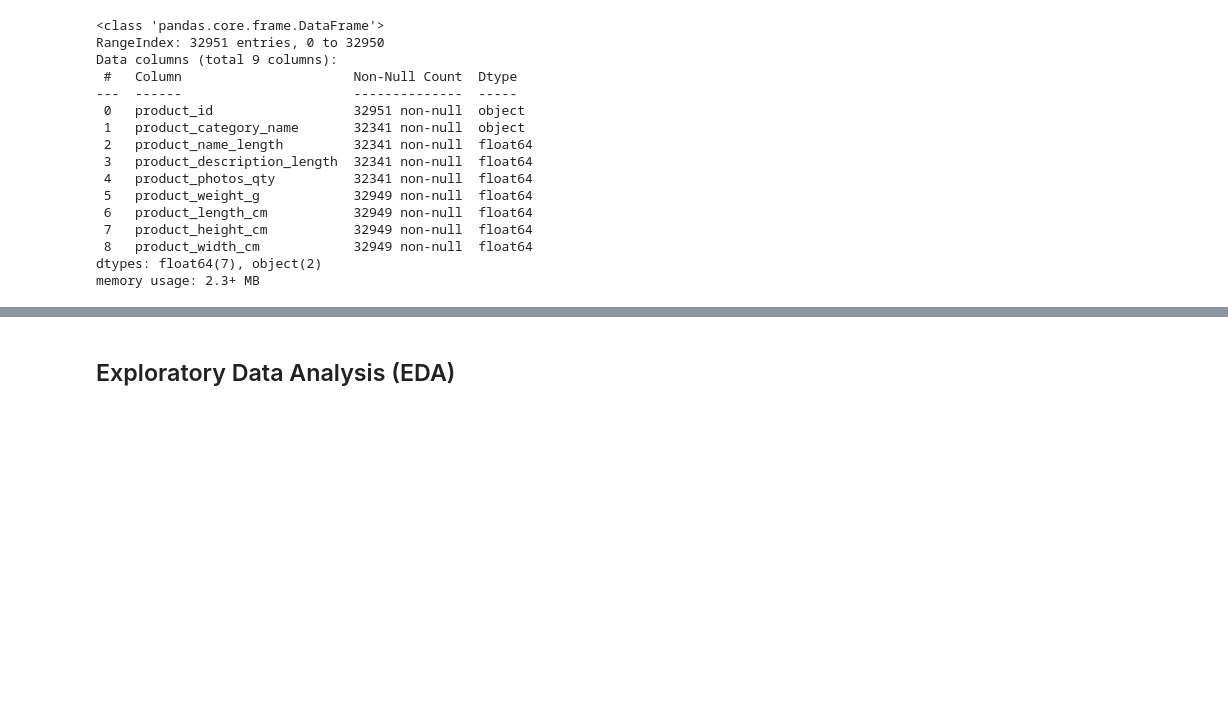
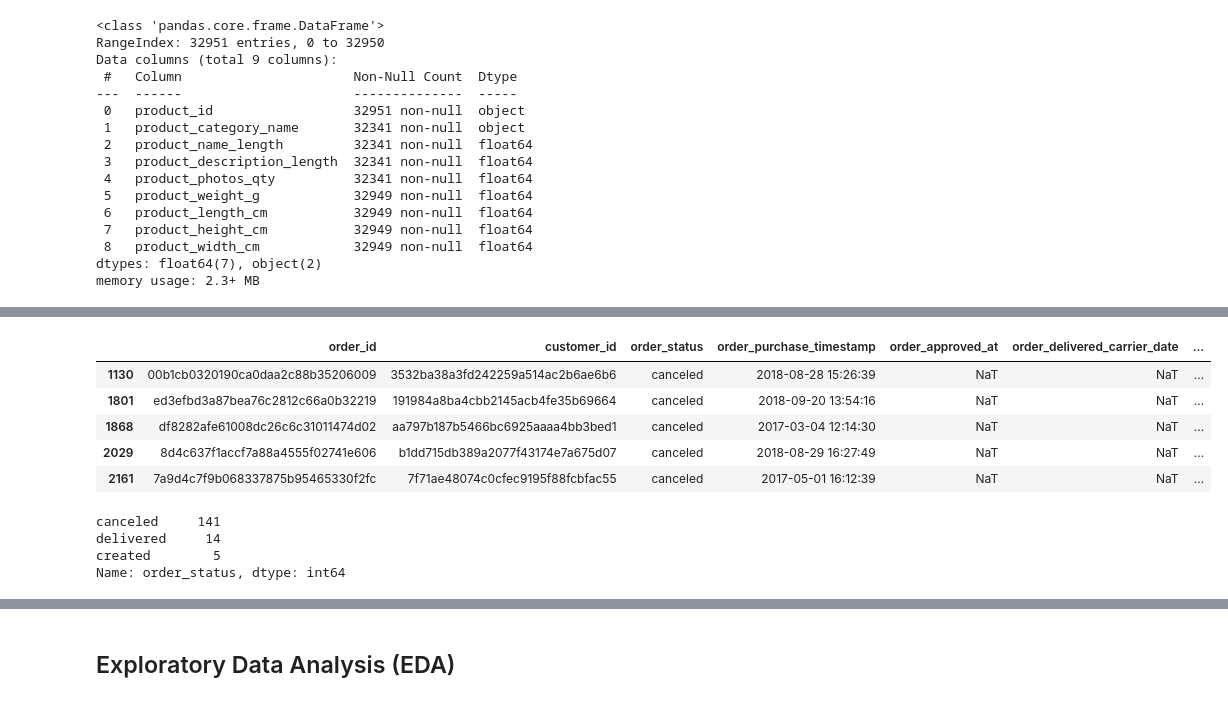
Before and after one commit to sayid-alt/olist-store-analysis-project, a Jupyter notebook: Brazilian_E_Commerce_Public_Dataset_by_Olist.ipynb, the cells around one changed output, grey strips where cells are left out. Cells and saved outputs as stored; diff of their text form; code cells hidden in the pictures; blank space fills up the shorter version.

```diff
--- a/Brazilian_E_Commerce_Public_Dataset_by_Olist.ipynb
+++ b/Brazilian_E_Commerce_Public_Dataset_by_Olist.ipynb
@@ -366,0 +401,5 @@ products_df[products_df['product_description_length'].isna()]
+# %%
+# change format date
+datetime_columns = ['order_purchase_timestamp', 'order_approved_at', 'order_delivered_carrier_date', 'order_delivered_customer_date', 'order_estimated_delivery_date']
+for column in datetime_columns:
+  orders_df[column] = pd.to_datetime(orders_df[column])
@@ -366,0 +436,18 @@ products_df[products_df['product_description_length'].isna()]
+# %%
+# look up the null value of order_approved_at column
+orders_df[orders_df['order_approved_at'].isna()].head()
+# %% [output]
+|  | order_id | customer_id | order_status | order_purchase_timestamp | order_approved_at | order_delivered_carrier_date | ... |
+| 1130 | 00b1cb0320190ca0daa2c88b35206009 | 3532ba38a3fd242259a514ac2b6ae6b6 | canceled | 2018-08-28 15:26:39 | NaT | NaT | ... |
+| 1801 | ed3efbd3a87bea76c2812c66a0b32219 | 191984a8ba4cbb2145acb4fe35b69664 | canceled | 2018-09-20 13:54:16 | NaT | NaT | ... |
+| 1868 | df8282afe61008dc26c6c31011474d02 | aa797b187b5466bc6925aaaa4bb3bed1 | canceled | 2017-03-04 12:14:30 | NaT | NaT | ... |
+| 2029 | 8d4c637f1accf7a88a4555f02741e606 | b1dd715db389a2077f43174e7a675d07 | canceled | 2018-08-29 16:27:49 | NaT | NaT | ... |
+| 2161 | 7a9d4c7f9b068337875b95465330f2fc | 7f71ae48074c0cfec9195f88fcbfac55 | canceled | 2017-05-01 16:12:39 | NaT | NaT | ... |
+# %%
+# look up the value counts of order_status column respected to the misisng value of order_approved_at column
+orders_df[orders_df['order_approved_at'].isna()]['order_status'].value_counts()
+# %% [output]
+canceled     141
+delivered     14
+created        5
+Name: order_status, dtype: int64
```
Also changed, not shown: parts of 28 cells of this notebook.
